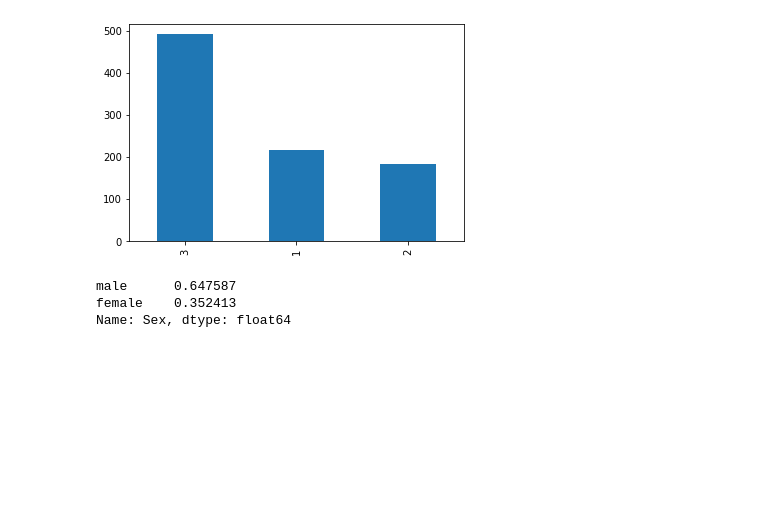
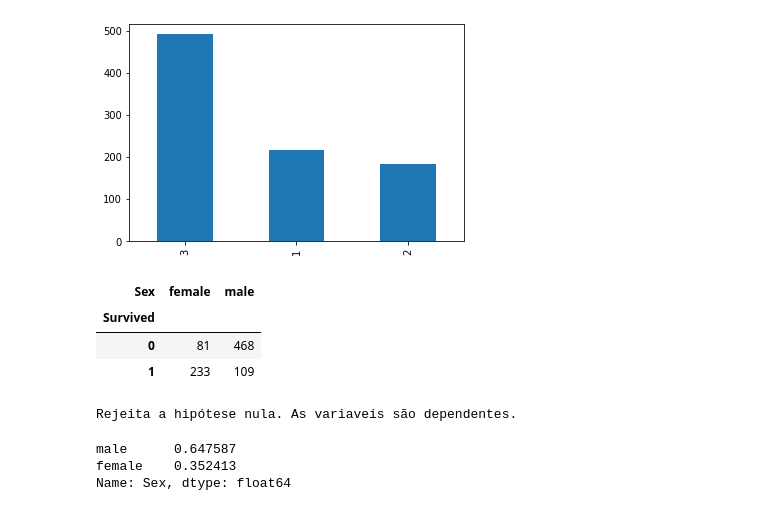
Before and after one commit to gLeitao/pos-data-science, a Jupyter notebook: aprendizado_supervisionado/Aula_02/Titanic/exemplos-classificacao.ipynb, the cells around one changed output. Cells and saved outputs as stored; diff of their text form; code cells hidden in the pictures; blank space fills up the shorter version.

```diff
--- a/aprendizado_supervisionado/Aula_02/Titanic/exemplos-classificacao.ipynb
+++ b/aprendizado_supervisionado/Aula_02/Titanic/exemplos-classificacao.ipynb
@@ -46,6 +47,24 @@ df_titanic.Pclass.value_counts().plot.bar()
 Name: Pclass, dtype: float64
 <matplotlib.axes._subplots.AxesSubplot at 0x...>
 [figure]
+# %%
+df_cross_survived_sex = pd.crosstab(df_titanic.Survived, df_titanic.Sex)
+df_cross_survived_sex
+# %% [output]
+| Sex | female | male |
+| Survived |  |  |
+| 0 | 81 | 468 |
+| 1 | 233 | 109 |
+# %%
+stats, p_value, dof, _ = chi2_contingency(df_cross_survived_sex)
+alpha = 0.05
+
+if p_value < alpha:
+    print('Rejeita a hipótese nula. As variaveis são dependentes.')
+else:
+    print('Aceita a hipótese nula. As variáveis não são dependentes')
+# %% [output]
+Rejeita a hipótese nula. As variaveis são dependentes.
 # %%
 print(df_titanic.Sex.value_counts() / df_titanic.Sex.value_counts().sum())
 df_titanic.Sex.value_counts().plot.bar()
```
Also changed, not shown: parts of 20 cells of this notebook.
